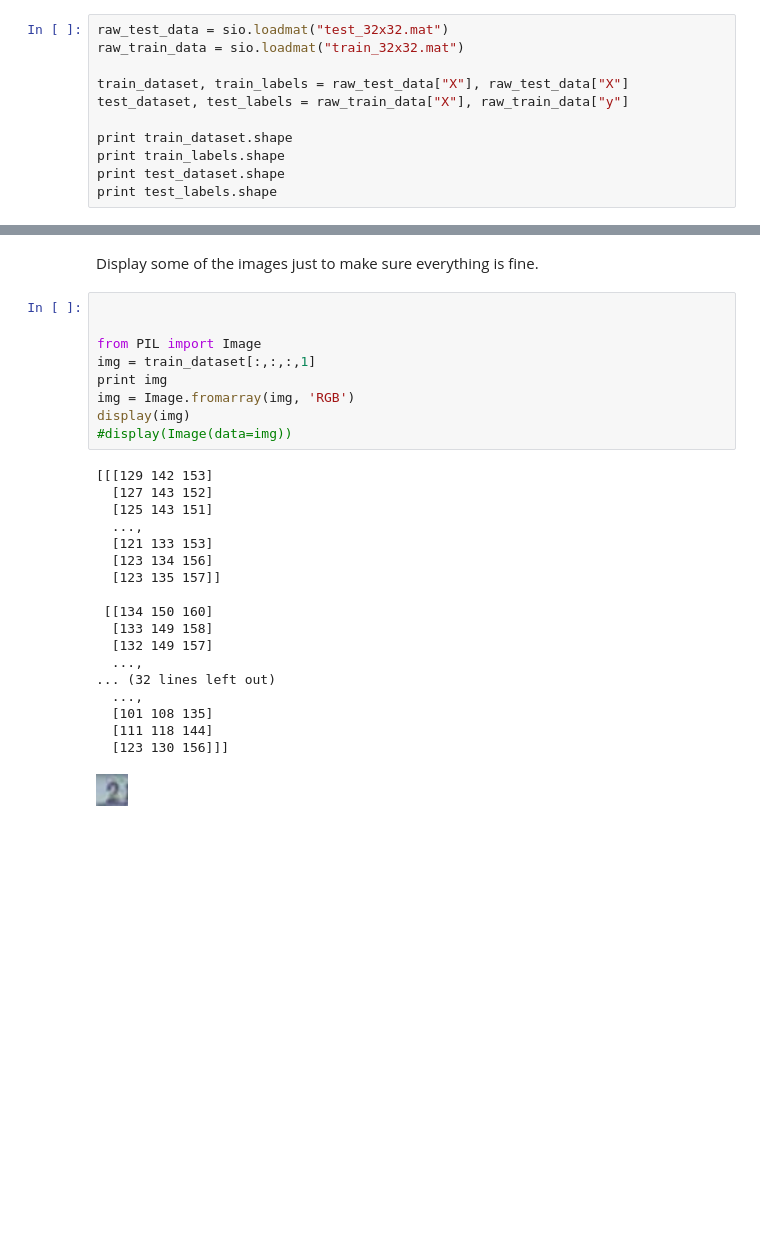
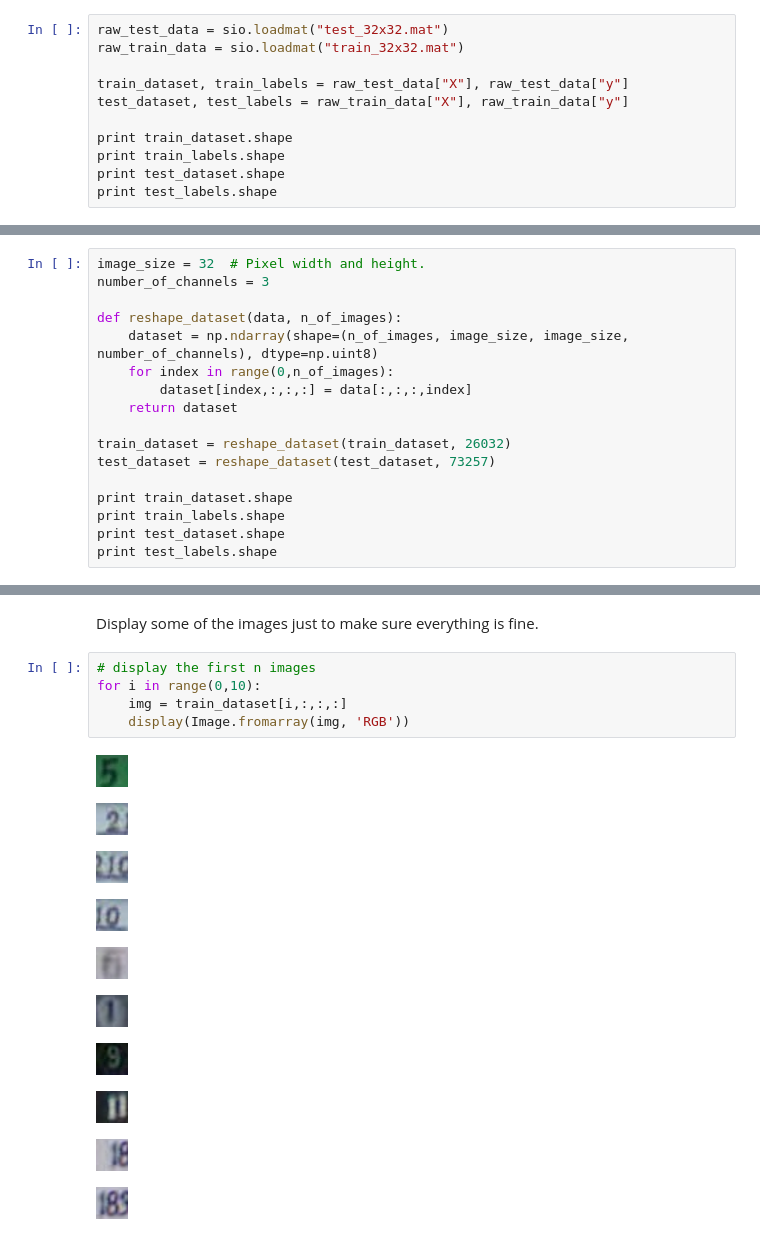
Before and after one commit to thalles753/machine-learning, a Jupyter notebook: projects/capstone/my_project/image_segmentation_recognizer.ipynb, the cells around one changed output, grey strips where cells are left out. Saved outputs shown, nothing was run; the diff lists cells and outputs as text; blank space fills up the shorter version.

Commit message:
data processing initialized

```diff
--- a/projects/capstone/my_project/image_segmentation_recognizer.ipynb
+++ b/projects/capstone/my_project/image_segmentation_recognizer.ipynb
@@ -15,7 +19,7 @@ Load the training and testing sets.
 raw_test_data = sio.loadmat("test_32x32.mat")
 raw_train_data = sio.loadmat("train_32x32.mat")
 
-train_dataset, train_labels = raw_test_data["X"], raw_test_data["X"]
+train_dataset, train_labels = raw_test_data["X"], raw_test_data["y"]
 test_dataset, test_labels = raw_train_data["X"], raw_train_data["y"]
 
 print train_dataset.shape
@@ -29,0 +38,17 @@ print test_labels.shape
+# %%
+image_size = 32  # Pixel width and height.
+number_of_channels = 3
+
+def reshape_dataset(data, n_of_images):
+    dataset = np.ndarray(shape=(n_of_images, image_size, image_size, number_of_channels), dtype=np.uint8)
+    for index in range(0,n_of_images):
+        dataset[index,:,:,:] = data[:,:,:,index]
+    return dataset
+
+train_dataset = reshape_dataset(train_dataset, 26032)
+test_dataset = reshape_dataset(test_dataset, 73257)
+
+print train_dataset.shape
+print train_labels.shape
+print test_dataset.shape
+print test_labels.shape
@@ -30,30 +60,18 @@ print test_labels.shape
 # %% [markdown]
 Display some of the images just to make sure everything is fine.
-# %%
-
-
-from PIL import Image
-img = train_dataset[:,:,:,1]
-print img
-img = Image.fromarray(img, 'RGB')
-display(img)
-#display(Image(data=img))
-# %% [output]
-[[[129 142 153]
-  [127 143 152]
-  [125 143 151]
-  ...,
-  [121 133 153]
-  [123 134 156]
-  [123 135 157]]
-
- [[134 150 160]
-  [133 149 158]
-  [132 149 157]
-  ...,
-... (32 lines left out)
-  ...,
-  [101 108 135]
-  [111 118 144]
-  [123 130 156]]]
-[figure, removed]
+# %%
+# display the first n images
+for i in range(0,10):
+    img = train_dataset[i,:,:,:]
+    display(Image.fromarray(img, 'RGB'))
+# %% [output]
+[figure, added]
+[figure, added]
+[figure, added]
+[figure, added]
+[figure, added]
+[figure, added]
+[figure, added]
+[figure, added]
+[figure, added]
+[figure, added]
```
Also changed, not shown: parts of 17 cells of this notebook.
